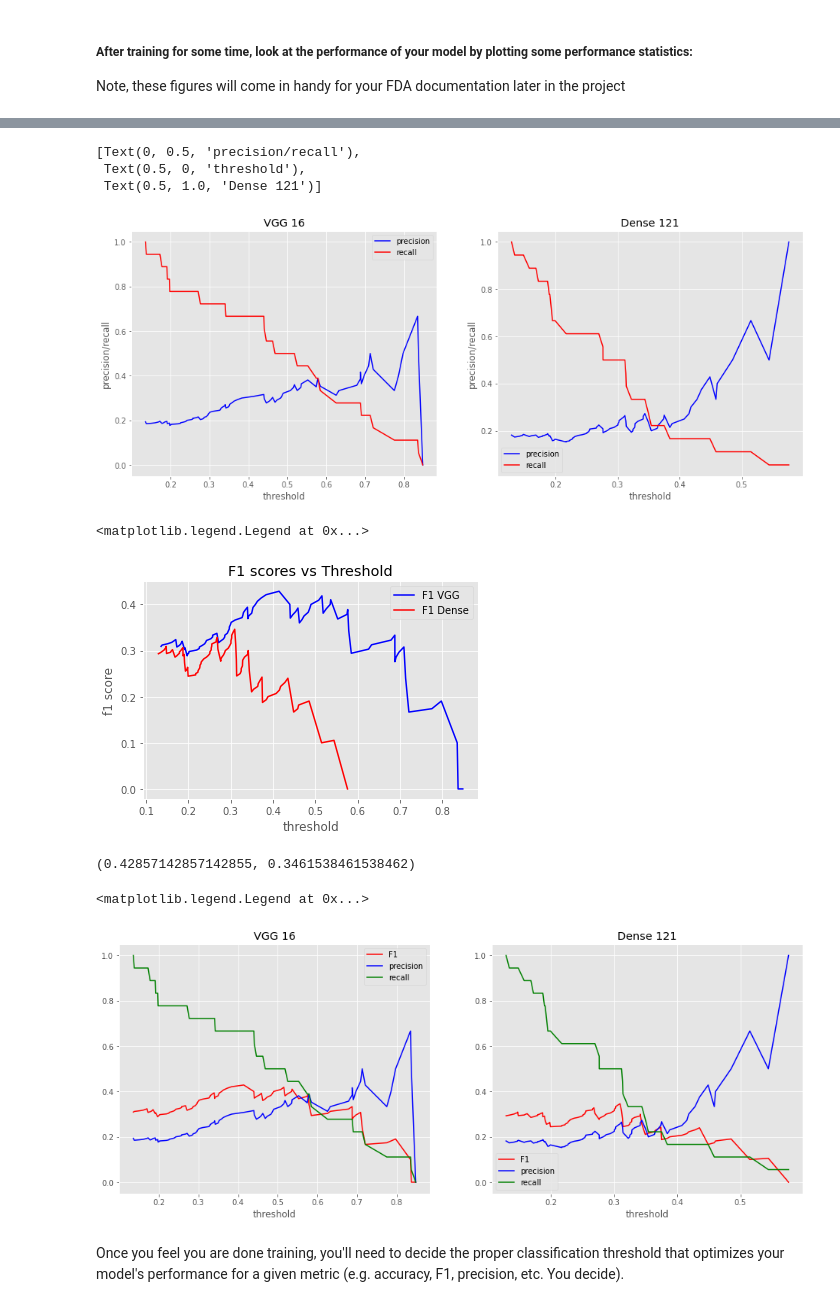
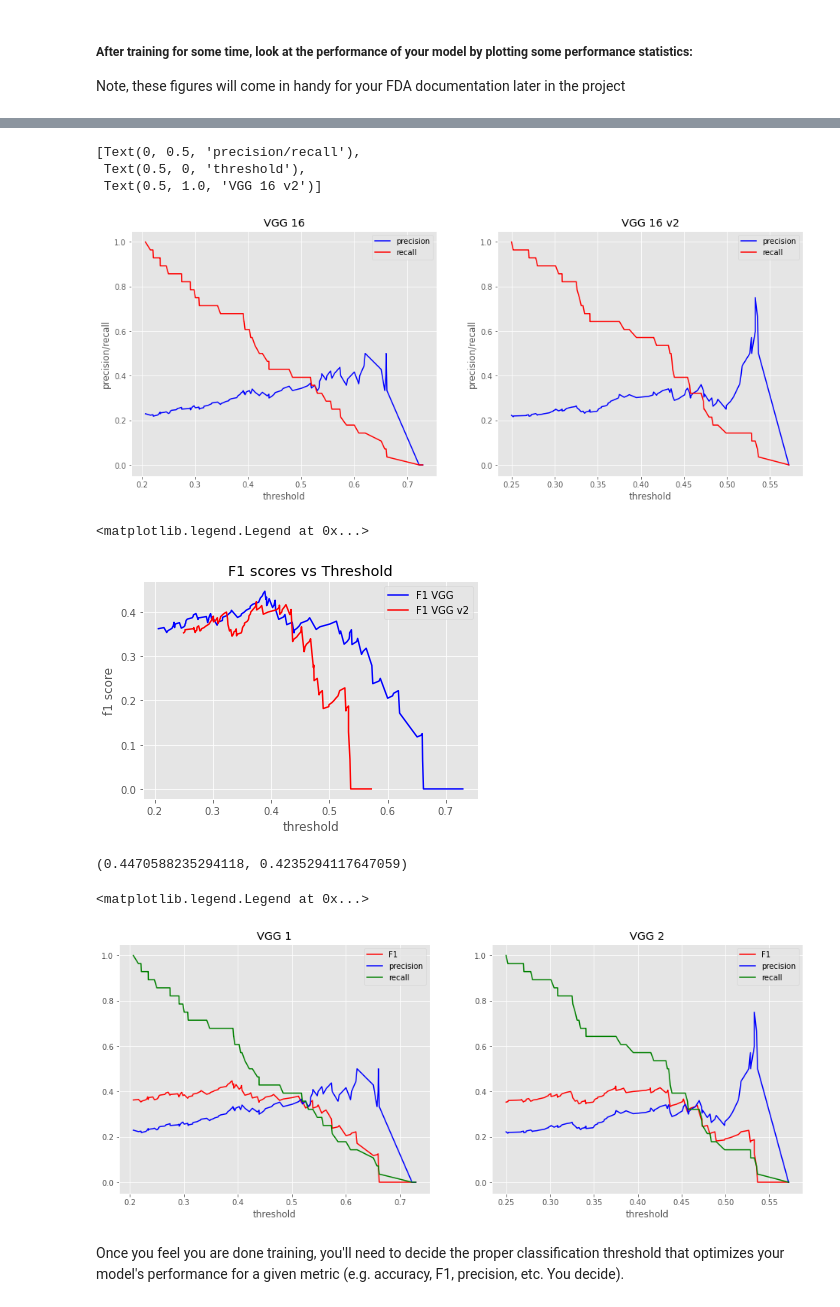
Before and after one commit to felixglush/Pneumonia-Detection, a Jupyter notebook: Build and train model.ipynb, the cells around one changed output, grey strips where cells are left out. Cells and saved outputs as stored; diff of their text form; code cells hidden in the pictures.

```diff
--- a/Build and train model.ipynb
+++ b/Build and train model.ipynb
@@ -406,0 +369,12 @@ Epoch 00023: val_loss did not improve from 0.50452
+# %%
+pretrained_vgg16 = load_pretrained_vgg16(unfrozen_end=1)
+model2_vgg_history, model2_vgg = None, None
+try:
+    model2_vgg_history, model2_vgg = train_model(pretrained_vgg16,
+                                       layers=[512, 256, 1],
+                                       lr=0.0001,
+                                       dropout=0.4,
+                                       model_type='vgg16',
+                                       callbacks_list=make_callbacks(path2))
+except KeyError:
+    pass
@@ -412,9 +404,9 @@ Note, these figures will come in handy for your FDA documentation later in the p
 ## After training, make some predictions to assess your model's overall performance
 ## Note that detecting pneumonia is hard even for trained expert radiologists,
 ## so there is no need to make the model perfect.
-model_vgg.load_weights(weight_path_vgg)
+model2_vgg.load_weights(path2)
+pred_Y2 = model2_vgg.predict(valX, batch_size = 32, verbose = True)
+
+model_vgg.load_weights(path1)
 pred_Y = model_vgg.predict(valX, batch_size = 32, verbose = True)
-
-model_dense.load_weights(weight_path_dense)
-pred_Y_dense = model_dense.predict(valX, batch_size = 32, verbose = True)
 # %% [output]
@@ -474,4 +466,4 @@ No handles with labels found to put in legend.
 # %%
 precision, recall, thresholds = plot_precision_recall(valY, pred_Y)
-precision_dense, recall_dense, thresholds_dense = plot_precision_recall(valY, pred_Y_dense)
+precision2, recall2, thresholds2 = plot_precision_recall(valY, pred_Y2)
 # %% [output]
@@ -483,19 +475,19 @@ fig, (ax1, ax2) = plt.subplots(1, 2, figsize=(16,6))
 ax1.plot(thresholds, precision[:-1], color='blue', label="precision")
 ax1.plot(thresholds, recall[:-1], color='red', label="recall")
 
-ax2.plot(thresholds_dense, precision_dense[:-1], color='blue', label="precision")
-ax2.plot(thresholds_dense, recall_dense[:-1], color='red', label="recall")
+ax2.plot(thresholds2, precision2[:-1], color='blue', label="precision")
+ax2.plot(thresholds2, recall2[:-1], color='red', label="recall")
 
 ax1.legend()
 ax2.legend()
 
 ax1.set(xlabel='threshold', ylabel="precision/recall", title="VGG 16")
-ax2.set(xlabel='threshold', ylabel="precision/recall", title="Dense 121")
+ax2.set(xlabel='threshold', ylabel="precision/recall", title="VGG 16 v2")
 # %% [output]
 [Text(0, 0.5, 'precision/recall'),
  Text(0.5, 0, 'threshold'),
- Text(0.5, 1.0, 'Dense 121')]
+ Text(0.5, 1.0, 'VGG 16 v2')]
-[figure, old version]
+[figure, new version]
 # %%
 import math
 # F1 scores by threshold using above thresholds, precision, and recall values
@@ -513,42 +505,42 @@ def calc_f1_scores(thresholds, precision, recall):
 
 
 f1_scores = calc_f1_scores(thresholds, precision, recall)
-f1_scores_dense = calc_f1_scores(thresholds_dense, precision_dense, recall_dense)
+f1_scores2 = calc_f1_scores(thresholds2, precision2, recall2)
 plt.plot(thresholds, f1_scores, color='blue', label='F1 VGG')
-plt.plot(thresholds_dense, f1_scores_dense, color='red', label='F1 Dense')
+plt.plot(thresholds2, f1_scores2, color='red', label='F1 VGG v2')
 plt.xlabel('threshold')
 plt.ylabel('f1 score')
 plt.title('F1 scores vs Threshold')
 plt.legend()
 # %% [output]
 <matplotlib.legend.Legend at 0x...>
-[figure, old version]
+[figure, new version]
 # %%
 # maximum F1 scores
 f1_vgg = f1_scores[np.argmax(f1_scores)]
-f1_dense = f1_scores_dense[np.argmax(f1_scores_dense)]
-f1_vgg, f1_dense
+f1_vgg2 = f1_scores2[np.argmax(f1_scores2)]
+f1_vgg, f1_vgg2
 # %% [output]
-(0.42857142857142855, 0.3461538461538462)
+(0.4470588235294118, 0.4235294117647059)
 # %%
 # f1, recall, precision vs thresholds
 fig, (ax1, ax2) = plt.subplots(1, 2, figsize=(16,6))
 
 ax1.plot(thresholds, f1_scores, color='red', label='F1')
 ax1.plot(thresholds, precision[:-1], color='blue', label='precision')
 ax1.plot(thresholds, recall[:-1], color='green', label='recall')
 
-ax1.set(xlabel='threshold', title='VGG 16')
+ax1.set(xlabel='threshold', title='VGG 1')
 ax1.legend()
 
-ax2.plot(thresholds_dense, f1_scores_dense, color='red', label='F1')
-ax2.plot(thresholds_dense, precision_dense[:-1], color='blue', label='precision')
-ax2.plot(thresholds_dense, recall_dense[:-1], color='green', label='recall')
-ax2.set(xlabel='threshold', title='Dense 121')
+ax2.plot(thresholds2, f1_scores2, color='red', label='F1')
+ax2.plot(thresholds2, precision2[:-1], color='blue', label='precision')
+ax2.plot(thresholds2, recall2[:-1], color='green', label='recall')
+ax2.set(xlabel='threshold', title='VGG 2')
 ax2.legend()
 # %% [output]
 <matplotlib.legend.Legend at 0x...>
-[figure, old version]
+[figure, new version]
 # %% [markdown]
 Once you feel you are done training, you'll need to decide the proper classification threshold that optimizes your model's performance for a given metric (e.g. accuracy, F1, precision, etc.  You decide).
 # %%
```
Also changed, not shown: parts of 29 cells of this notebook, 5 other files.
